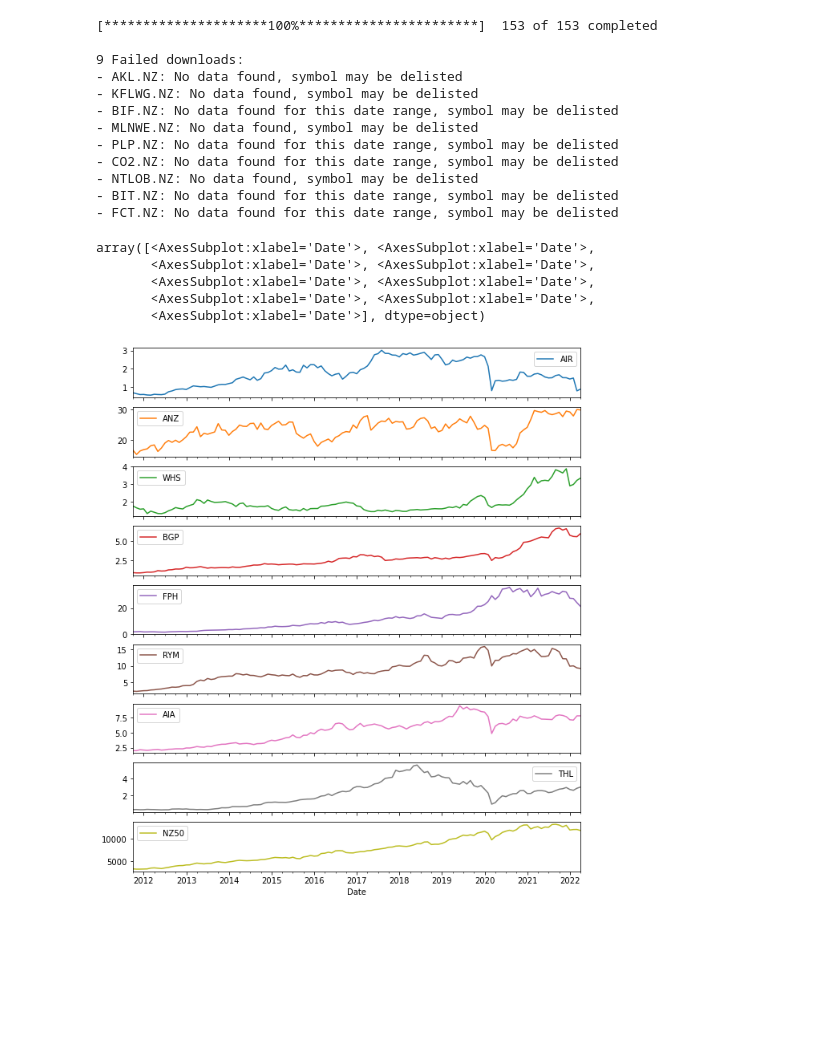
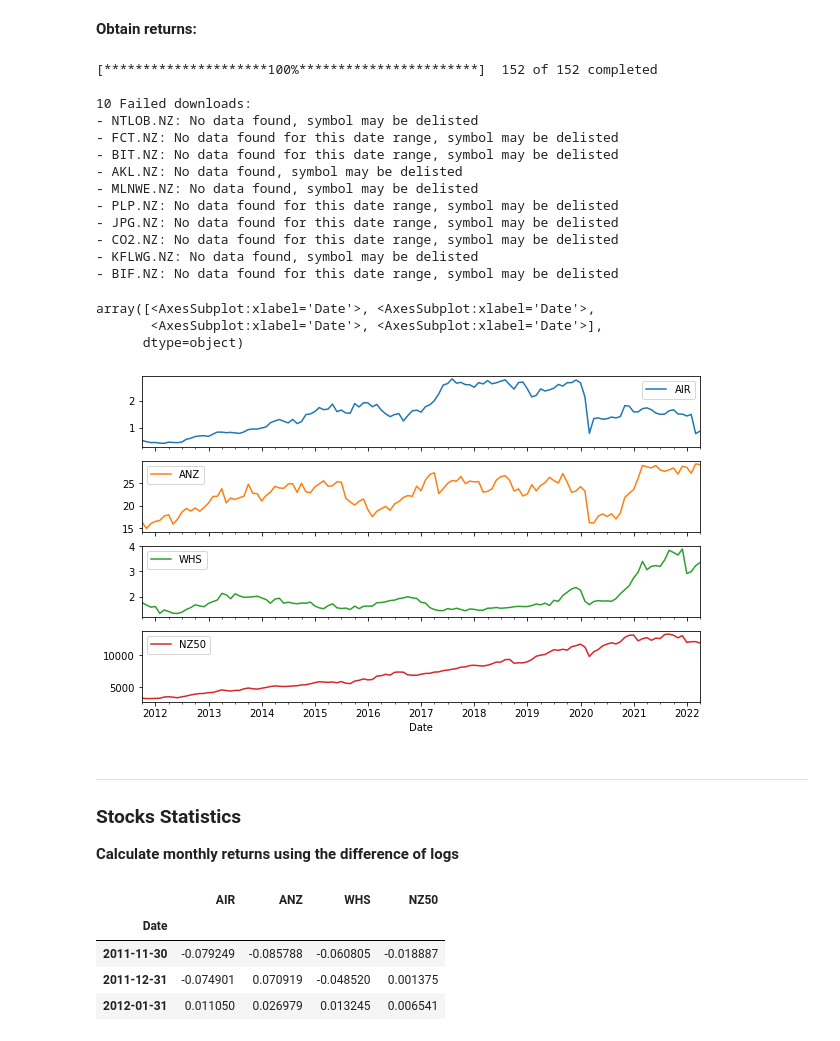
Before and after one commit to blucap/BDBA904, a Jupyter notebook: Chapter 10 - Intro.ipynb, the cells around one changed output. Saved outputs shown, nothing was run; the diff lists cells and outputs as text; code cells hidden in the pictures; blank space fills up the shorter version.

```diff
--- a/Chapter 10 - Intro.ipynb
+++ b/Chapter 10 - Intro.ipynb
@@ -87,36 +112,50 @@ Success
+# %% [markdown]
+**Obtain returns:**
 # %%
 def returns(nzx, start, end):
-    dfy = yf.download(nzx, start, end, progress=True, interval="1mo")
-    df_close = dfy['Adj Close'].copy()
+    df_close = yf.download(nzx, start, end, progress=True, interval="1mo")['Adj Close']
     df_close.dropna(how = 'all', inplace=True, axis = 1)
     df_close.sort_index(inplace=True)
-    #df_close.dropna(how='all').pct_change().add(1).cumprod().mean(axis=1).sub(1).plot()
     df_close.index = pd.to_datetime(df_close.index, format ='%Y-%m-%d')
     df_close.columns = [re.sub(r'.NZ$|\^', "", x) for x in list(df_close)]
     return list(df_close), df_close.resample('M').last()
 
-nzx_set, df_close = returns(nzx+['^NZ50'], '2011-10-01', '2022-04-30')
+nzx_set, df_close = returns(nzx, '2011-10-01', '2022-04-30')
 # %% [output]
-[*********************100%***********************]  153 of 153 completed
+[*********************100%***********************]  152 of 152 completed
 
-9 Failed downloads:
+10 Failed downloads:
+- NTLOB.NZ: No data found, symbol may be delisted
+- FCT.NZ: No data found for this date range, symbol may be delisted
+- BIT.NZ: No data found for this date range, symbol may be delisted
 - AKL.NZ: No data found, symbol may be delisted
+- MLNWE.NZ: No data found, symbol may be delisted
+- PLP.NZ: No data found for this date range, symbol may be delisted
+- JPG.NZ: No data found for this date range, symbol may be delisted
+- CO2.NZ: No data found for this date range, symbol may be delisted
 - KFLWG.NZ: No data found, symbol may be delisted
 - BIF.NZ: No data found for this date range, symbol may be delisted
-- MLNWE.NZ: No data found, symbol may be delisted
-- PLP.NZ: No data found for this date range, symbol may be delisted
-- CO2.NZ: No data found for this date range, symbol may be delisted
-- NTLOB.NZ: No data found, symbol may be delisted
-- BIT.NZ: No data found for this date range, symbol may be delisted
-- FCT.NZ: No data found for this date range, symbol may be delisted
 # %%
-stocks_list = ["AIR", "ANZ", 'WHS', 'BGP', 'FPH', 'RYM', 'AIA', 'THL', 'NZ50']  # tickers seperated by space
+stocks_list = ["AIR", "ANZ", 'WHS', 'NZ50'] #, 'BGP', 'FPH', 'RYM', 'AIA', 'THL', 'NZ50']
 data = df_close[stocks_list]
-data.plot(figsize=(10, 12), subplots=True)
+data.plot(figsize=(10, 6), subplots=True)
 # %% [output]
 array([<AxesSubplot:xlabel='Date'>, <AxesSubplot:xlabel='Date'>,
-       <AxesSubplot:xlabel='Date'>, <AxesSubplot:xlabel='Date'>,
-       <AxesSubplot:xlabel='Date'>, <AxesSubplot:xlabel='Date'>,
-       <AxesSubplot:xlabel='Date'>, <AxesSubplot:xlabel='Date'>,
-       <AxesSubplot:xlabel='Date'>], dtype=object)
+       <AxesSubplot:xlabel='Date'>, <AxesSubplot:xlabel='Date'>],
+      dtype=object)
-[figure, old version]
+[figure, new version]
+# %% [markdown]
+---
+
+### Stocks Statistics
+
+**Calculate monthly returns using the difference of logs**
+# %%
+monthly_ret = np.log(data).diff().dropna()
+monthly_ret.head(3)
+# %% [output]
+|  | AIR | ANZ | WHS | NZ50 |
+| Date |  |  |  |  |
+| 2011-11-30 | -0.079249 | -0.085788 | -0.060805 | -0.018887 |
+| 2011-12-31 | -0.074901 | 0.070919 | -0.048520 | 0.001375 |
+| 2012-01-31 | 0.011050 | 0.026979 | 0.013245 | 0.006541 |
```
Also changed, not shown: parts of 72 cells of this notebook, 4 other files.
